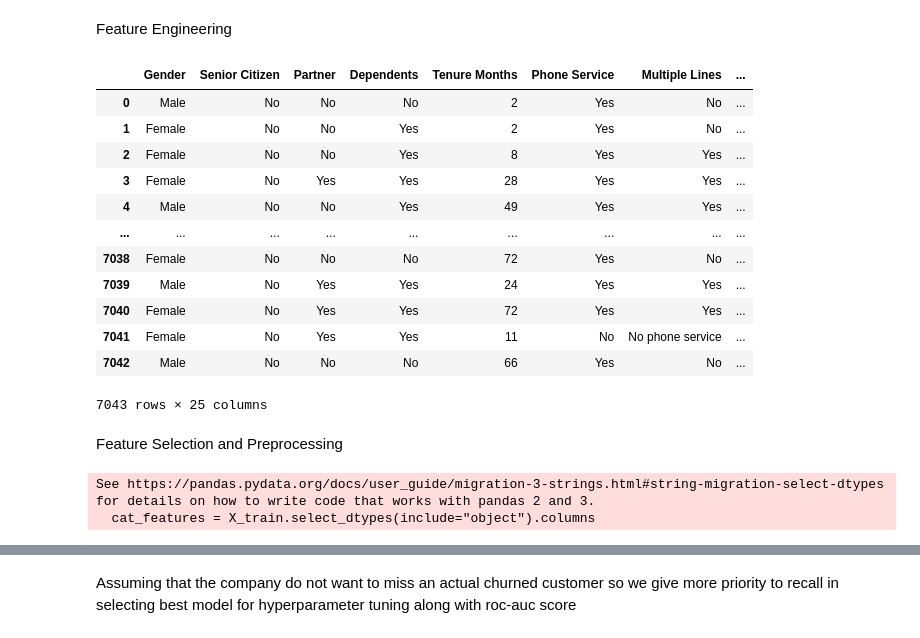
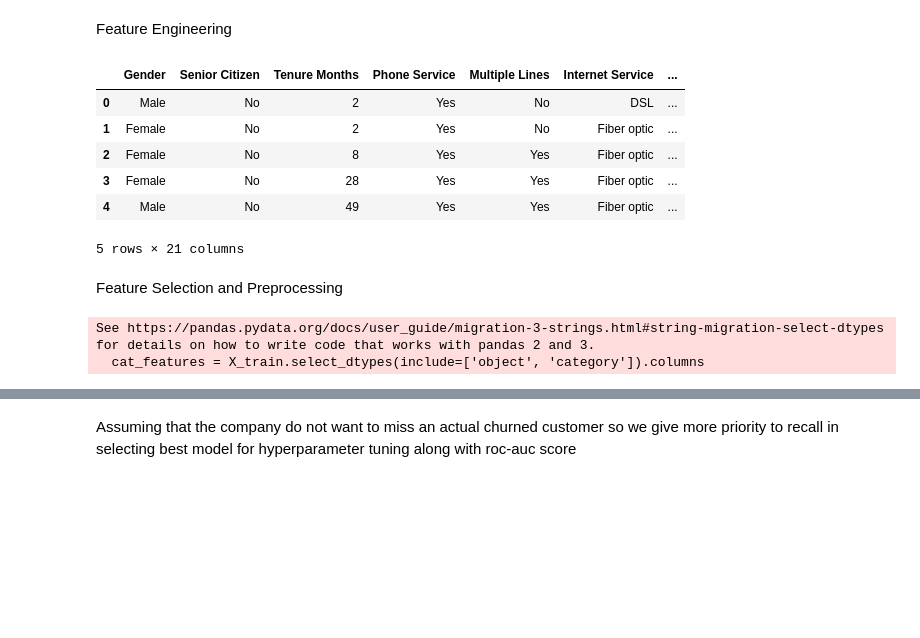
Before and after one commit to Krrish-R/Telco-Customer-Churn-Prediction, a Jupyter notebook: notebooks/notebook.ipynb, the cells around one changed output, grey strips where cells are left out. Drawn from its saved outputs; the diff is of its cells as text; code cells hidden in the pictures; blank space fills up the shorter version.

```diff
--- a/notebooks/EDA.ipynb
+++ b/notebooks/notebook.ipynb
@@ -636,55 +492,30 @@ df["Tenure Group"] = pd.cut(
 )
 # %%
 #There are a lot of additional services and using them shows less churn so we add number of these additional services taken
-
-services = [
-    "Online Security",
-    "Online Backup",
-    "Device Protection",
-    "Tech Support",
-    "Streaming TV",
-    "Streaming Movies"
-]
-
-df["Total Services"] = (
-    df[services]
-      .eq("Yes")
-      .sum(axis=1)
-)
+services = ['Online Security', 'Online Backup', 'Device Protection', 'Tech Support', 'Streaming TV', 'Streaming Movies']
+df['Total Services'] = df[services].eq('Yes').sum(axis=1)
 # %%
 #Some people have automatic payments and some mannually make payments so they can be separated
-df["Automatic Payment"] = (
-    df["Payment Method"]
-      .str.contains("automatic")
-      .map({True:"Yes", False:"No"})
-)
+df['Automatic Payment'] = df['Payment Method'].str.contains('automatic').map({True:'Yes', False:'No'})
 # %%
 #Type of internet does not really matter but having internet does
-df["Has Internet"] = (
-    df["Internet Service"] != "No"
-).map({True:"Yes",False:"No"})
+df['Has Internet'] = (df['Internet Service'] != 'No').map({True:'Yes', False:'No'})
 # %%
 #Partner and dependents can be combined into weather the person lives alone or not
-df["Lives Alone"] = (
-    (df["Partner"]=="No") &
-    (df["Dependents"]=="No")
-).map({True:"Yes",False:"No"})
+df['Lives Alone'] = ((df['Partner']=='No') & (df['Dependents']=='No')).map({True:'Yes', False:'No'})
+
+#Dropping redundant columns to reduce multicollinearity
+df.drop(columns=['Partner', 'Dependents', 'Streaming TV', 'Streaming Movies'], inplace=True)
 # %%
-df
+df.head()
 # %% [output]
-|  | Gender | Senior Citizen | Partner | Dependents | Tenure Months | Phone Service | Multiple Lines | ... |
-| 0 | Male | No | No | No | 2 | Yes | No | ... |
-| 1 | Female | No | No | Yes | 2 | Yes | No | ... |
-| 2 | Female | No | No | Yes | 8 | Yes | Yes | ... |
-| 3 | Female | No | Yes | Yes | 28 | Yes | Yes | ... |
-| 4 | Male | No | No | Yes | 49 | Yes | Yes | ... |
-| ... | ... | ... | ... | ... | ... | ... | ... | ... |
-| 7038 | Female | No | No | No | 72 | Yes | No | ... |
-| 7039 | Male | No | Yes | Yes | 24 | Yes | Yes | ... |
-| 7040 | Female | No | Yes | Yes | 72 | Yes | Yes | ... |
-| 7041 | Female | No | Yes | Yes | 11 | No | No phone service | ... |
-| 7042 | Male | No | No | No | 66 | Yes | No | ... |
+|  | Gender | Senior Citizen | Tenure Months | Phone Service | Multiple Lines | Internet Service | ... |
+| 0 | Male | No | 2 | Yes | No | DSL | ... |
+| 1 | Female | No | 2 | Yes | No | Fiber optic | ... |
+| 2 | Female | No | 8 | Yes | Yes | Fiber optic | ... |
+| 3 | Female | No | 28 | Yes | Yes | Fiber optic | ... |
+| 4 | Male | No | 49 | Yes | Yes | Fiber optic | ... |
-7043 rows × 25 columns
+5 rows × 21 columns
 # %% [markdown]
 Feature Selection and Preprocessing
 # %%
@@ -705,11 +536,11 @@ X_train, X_test, y_train, y_test = train_test_split(
     stratify=y #Maintains same ratio in test data as training data
 )
 # %%
-cat_features = X_train.select_dtypes(include="object").columns
-
-num_features = X_train.select_dtypes(include=["int64", "float64"]).columns
+#Include category dtype so Tenure Group is also selected
+cat_features = X_train.select_dtypes(include=['object', 'category']).columns
+num_features = X_train.select_dtypes(include=['int64', 'float64']).columns
 # %% [output]
 See https://pandas.pydata.org/docs/user_guide/migration-3-strings.html#string-migration-select-dtypes for details on how to write code that works with pandas 2 and 3.
-  cat_features = X_train.select_dtypes(include="object").columns
+  cat_features = X_train.select_dtypes(include=['object', 'category']).columns
 # %%
 #Transformers
```
Also changed, not shown: parts of 88 cells of this notebook, 3 other files.
